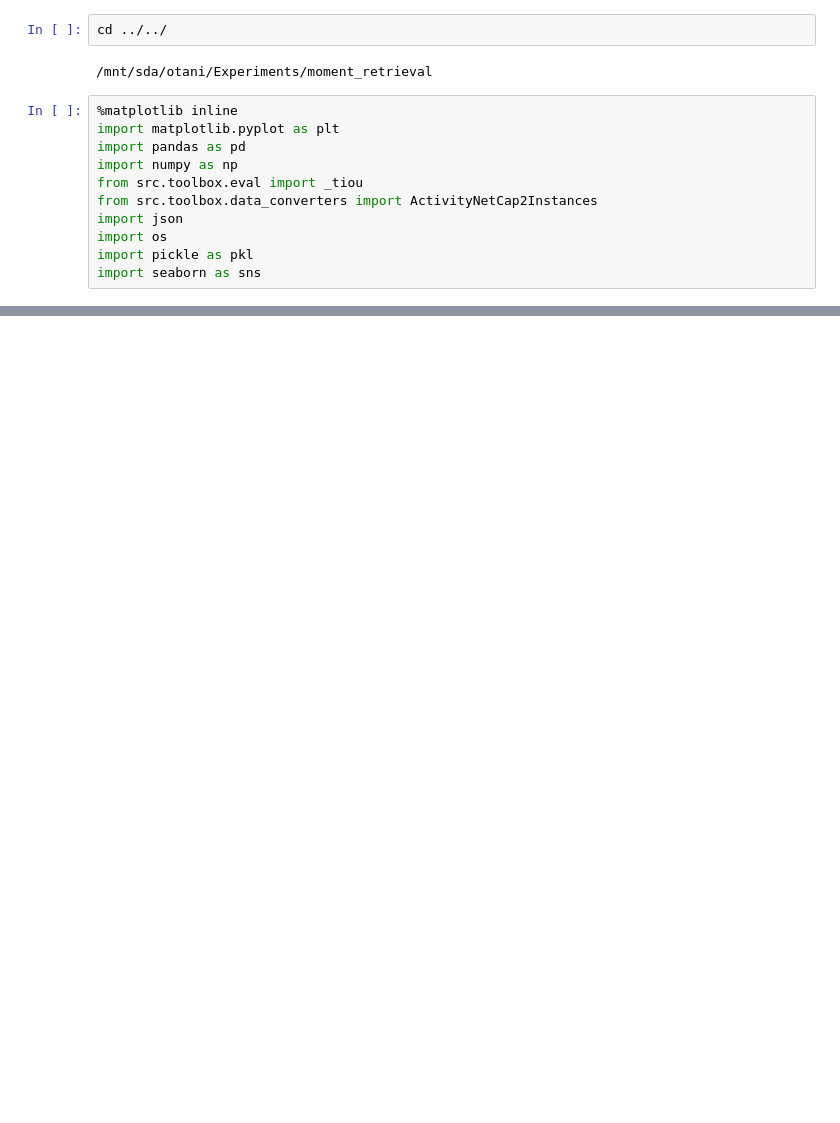
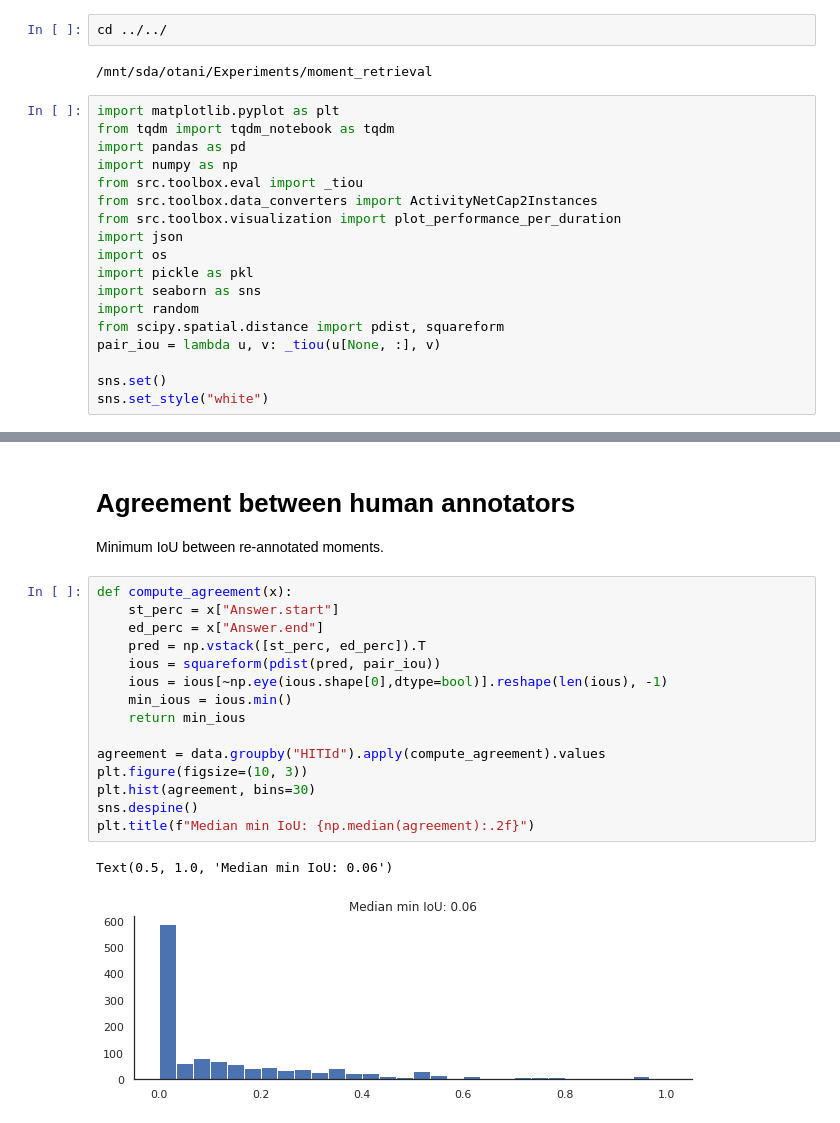
Before and after one commit to mayu-ot/hidden-challenges-MR, a Jupyter notebook: notebooks/report/[Human performance] ActivityNet Cap.ipynb, the cells around one changed output, grey strips where cells are left out. Saved outputs shown, nothing was run; the diff lists cells and outputs as text; blank space fills up the shorter version.

```diff
--- a/notebooks/report/[Human performance] ActivityNet Cap.ipynb
+++ b/notebooks/report/[Human performance] ActivityNet Cap.ipynb
@@ -3,13 +3,20 @@ cd ../../
 # %% [output]
 /mnt/sda/otani/Experiments/moment_retrieval
 # %%
-%matplotlib inline
 import matplotlib.pyplot as plt
+from tqdm import tqdm_notebook as tqdm
 import pandas as pd
 import numpy as np
 from src.toolbox.eval import _tiou
 from src.toolbox.data_converters import ActivityNetCap2Instances
+from src.toolbox.visualization import plot_performance_per_duration
 import json
 import os
 import pickle as pkl
 import seaborn as sns
+import random
+from scipy.spatial.distance import pdist, squareform
+pair_iou = lambda u, v: _tiou(u[None, :], v)
+
+sns.set()
+sns.set_style("white")
@@ -49,0 +52,21 @@ data[data['HITId']==hit_id]
+# %% [markdown]
+# Agreement between human annotators
+Minimum IoU between re-annotated moments.
+# %%
+def compute_agreement(x):
+    st_perc = x["Answer.start"]
+    ed_perc = x["Answer.end"]
+    pred = np.vstack([st_perc, ed_perc]).T
+    ious = squareform(pdist(pred, pair_iou))
+    ious = ious[~np.eye(ious.shape[0],dtype=bool)].reshape(len(ious), -1)
+    min_ious = ious.min()
+    return min_ious
+
+agreement = data.groupby("HITId").apply(compute_agreement).values
+plt.figure(figsize=(10, 3))
+plt.hist(agreement, bins=30)
+sns.despine()
+plt.title(f"Median min IoU: {np.median(agreement):.2f}")
+# %% [output]
+Text(0.5, 1.0, 'Median min IoU: 0.06')
+[figure, added]
```
Also changed, not shown: parts of 27 cells of this notebook, 31 other files.
